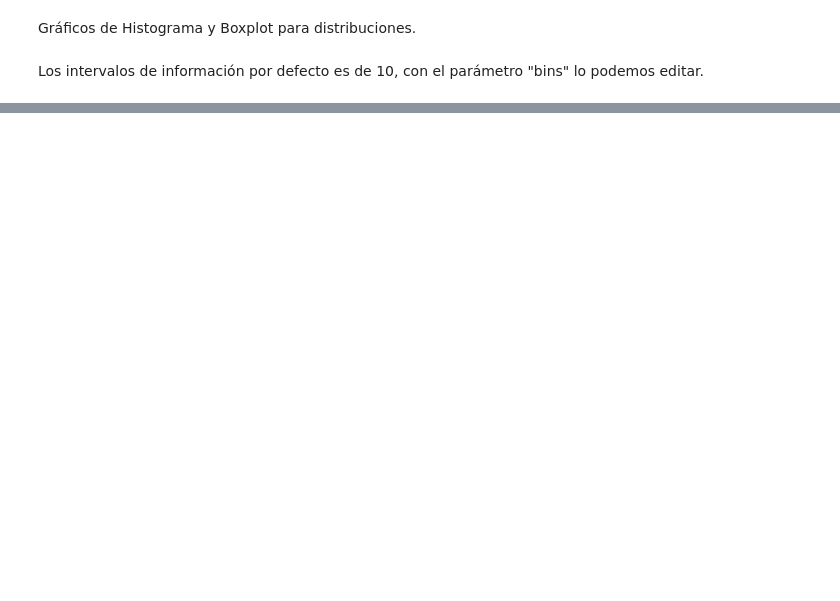
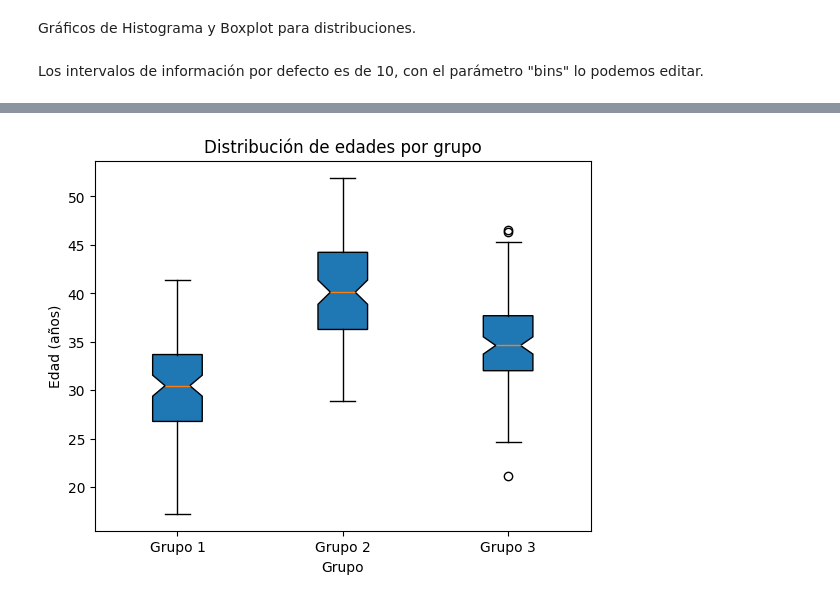
Before and after one commit to drequena085/data_analysis_testing, a Jupyter notebook: matplotlib/histogramasboxplot.ipynb, the cells around one changed output, grey strips where cells are left out. Cells and saved outputs as stored; diff of their text form; code cells hidden in the pictures; blank space fills up the shorter version.

```diff
--- a/matplotlib/histogramasboxplot.ipynb
+++ b/matplotlib/histogramasboxplot.ipynb
@@ -23,4 +23,12 @@ np.random.seed(0)
 ages = [np.random.normal(30, 5, 100), np.random.normal(40, 5, 100), np.random.normal(35, 5, 100)]
 #print(ages)
 # %%
-plt.boxplot(ages, patch_artist=True, notch=True, vert=True, )
+plt.boxplot(ages, patch_artist=True, notch=True, vert=True, tick_labels=['Grupo 1', 'Grupo 2', 'Grupo 3'])
+plt.title('Distribución de edades por grupo')
+plt.xlabel('Grupo')
+plt.ylabel('Edad (años)')
+
+
+plt.show()
+# %% [output]
+[figure, added]
```
Also changed, not shown: parts of 1 cell of this notebook, 2 other files.
